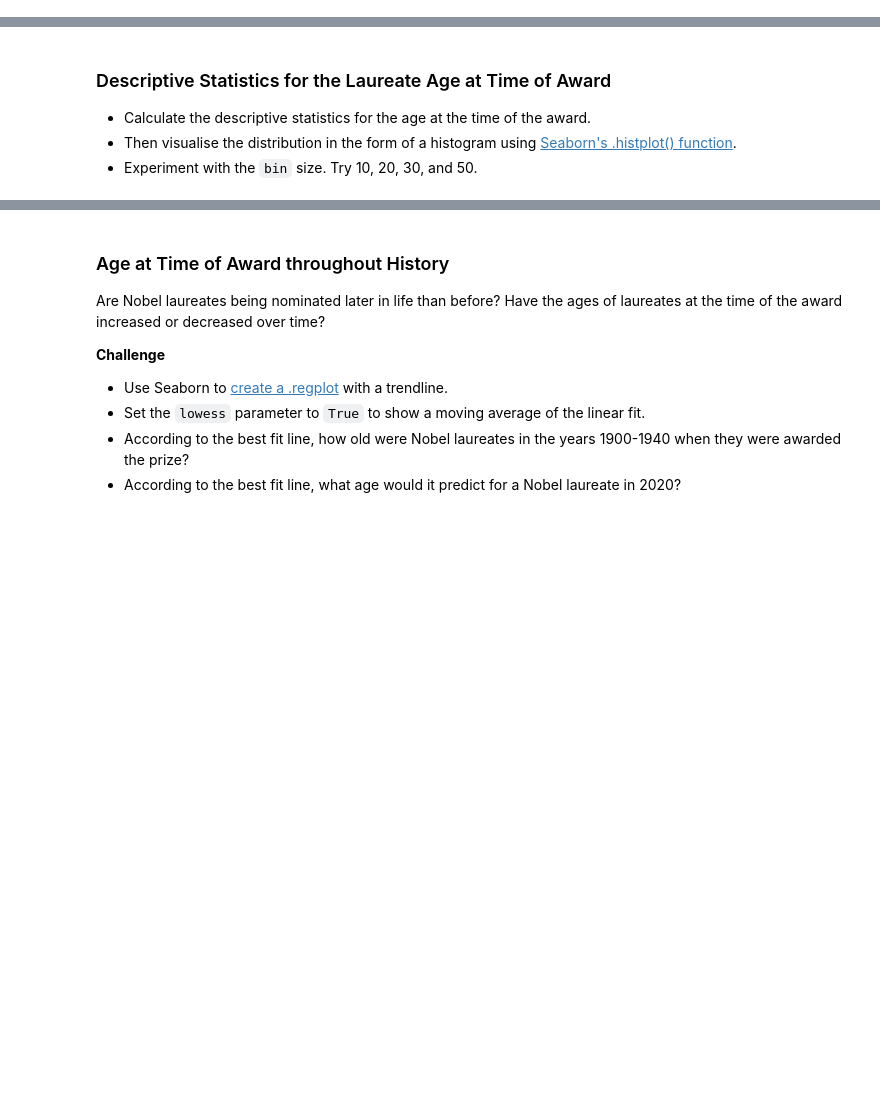
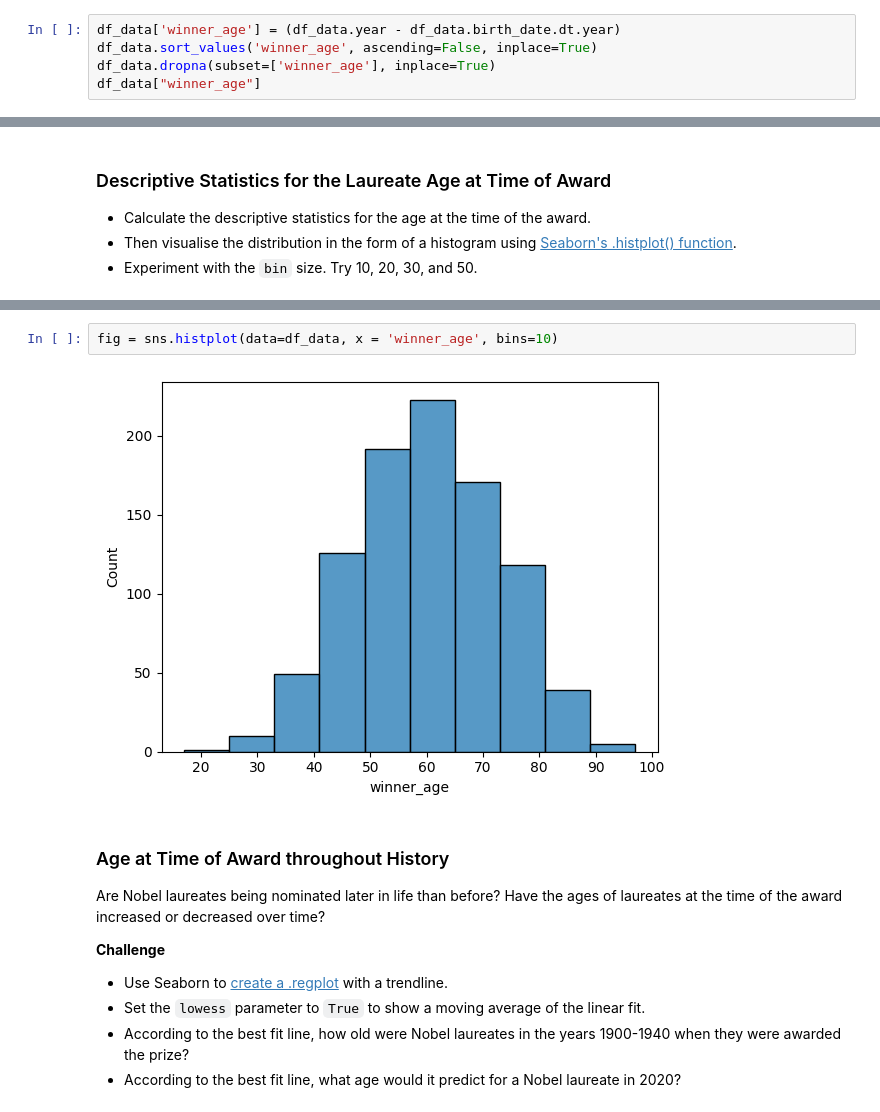
Before and after one commit to Egornn/100-Days-of-Python, a Jupyter notebook: Advanced/Nobel Prize (79)/Nobel_Prize_Analysis_(start).ipynb, the cells around one changed output, grey strips where cells are left out. Drawn from its saved outputs; the diff is of its cells as text; blank space fills up the shorter version.

```diff
--- a/Advanced/Nobel Prize (79)/Nobel_Prize_Analysis_(start).ipynb
+++ b/Advanced/Nobel Prize (79)/Nobel_Prize_Analysis_(start).ipynb
@@ -497,3 +781,8 @@ Here's what you're aiming for:
 How Old Are the Laureates When the Win the Prize?
 
 **Challenge**: Calculate the age of the laureate in the year of the ceremony and add this as a column called `winning_age` to the `df_data` DataFrame. Hint: you can use [this](https://pandas.pydata.org/pandas-docs/stable/reference/api/pandas.Series.dt.html) to help you.
+# %%
+df_data['winner_age'] = (df_data.year - df_data.birth_date.dt.year)
+df_data.sort_values('winner_age', ascending=False, inplace=True)
+df_data.dropna(subset=['winner_age'], inplace=True)
+df_data["winner_age"]
@@ -515,3 +871,7 @@ How Old Are the Laureates When the Win the Prize?
+# %%
+fig = sns.histplot(data=df_data, x = 'winner_age', bins=10)
+# %% [output]
+[figure, added]
 # %% [markdown]
 ### Age at Time of Award throughout History
 
```
Also changed, not shown: parts of 35 cells of this notebook.
